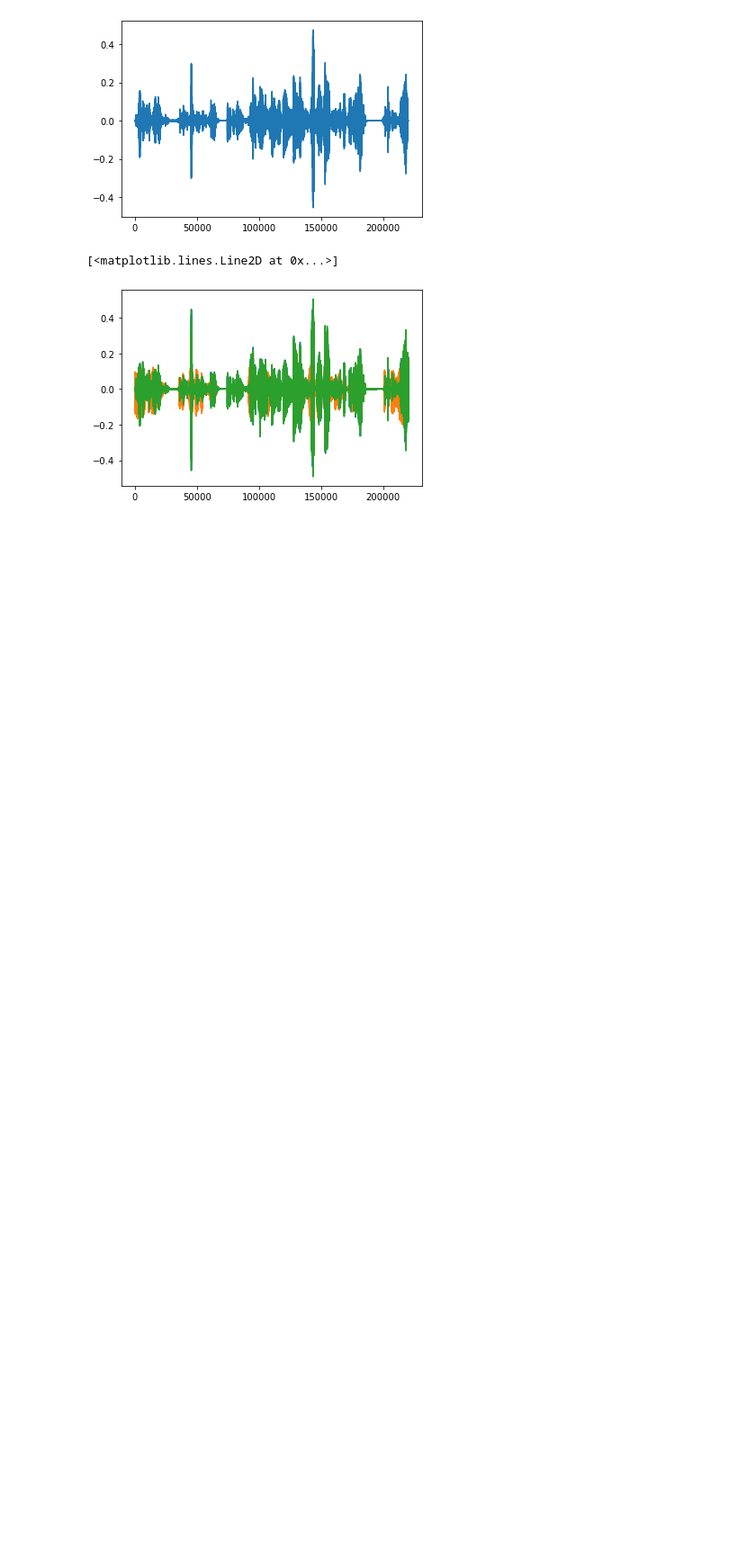
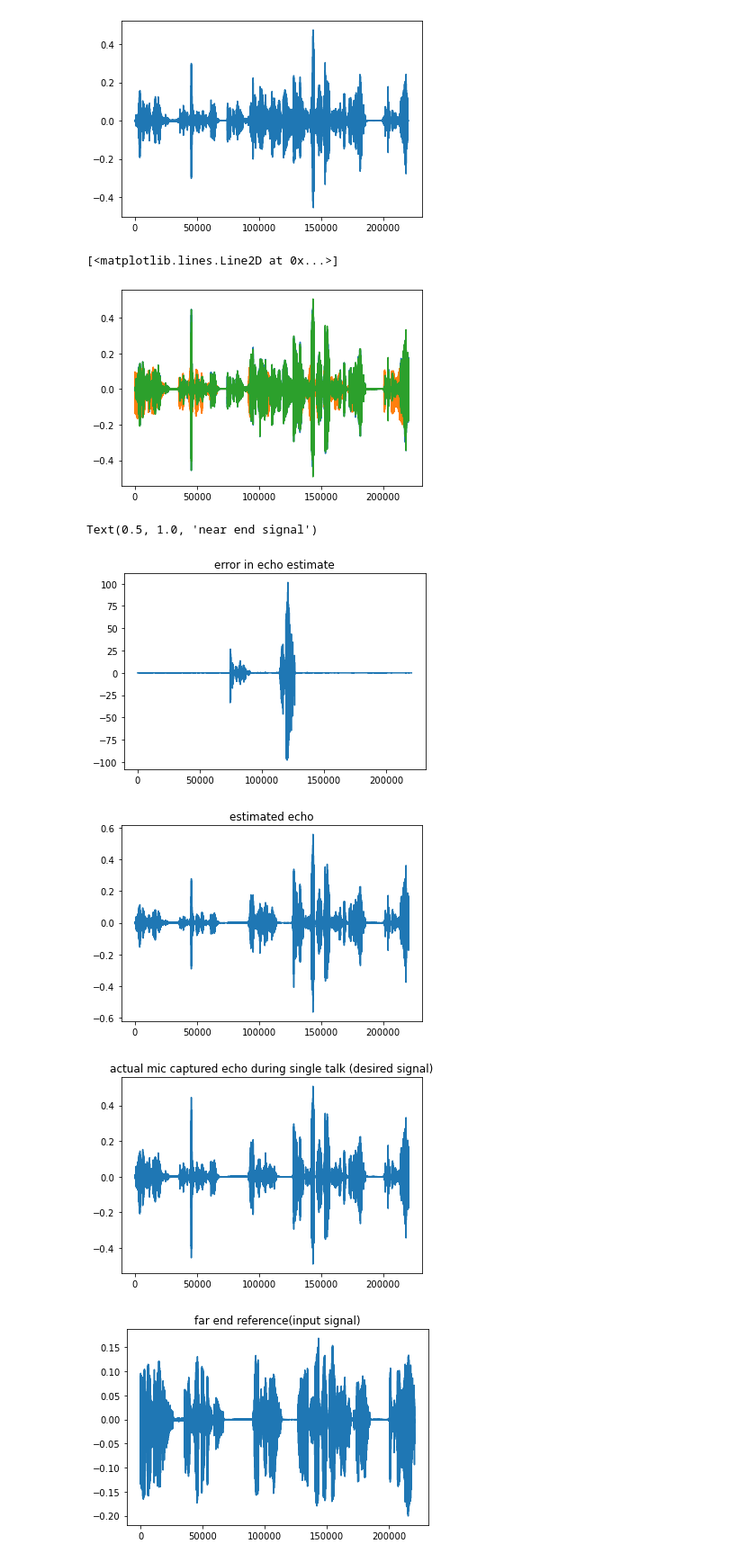
Before and after one commit to pkamath7/AEC_RES, a Jupyter notebook: utils/customfilters.ipynb, the cells around one changed output. Shown at 90% size. Drawn from its saved outputs; the diff is of its cells as text; code cells hidden in the pictures; blank space fills up the shorter version.

```diff
--- a/utils/customfilters.ipynb
+++ b/utils/customfilters.ipynb
@@ -169,3 +172,40 @@ plt.plot(d)
 # %% [output]
 [<matplotlib.lines.Line2D at 0x...>]
 [figure]
+# %%
+#test wrapper for NLMS filter on aec data for single talk case
+taps=1024
+lmscls= NLMS(0.1,taps)
+w=np.zeros((taps,1))
+y=np.zeros_like(x)
+e=np.zeros_like(x)
+for i in range(0,len(x)):
+    (y[i],e[i],w)=lmscls.run(x[i],d[i])
+
+
+out=d[i]-y[i]
+
+plt.figure()
+plt.plot(e)
+plt.title("error in echo estimate")
+plt.figure()
+plt.plot(y)
+plt.title("estimated echo")
+plt.figure()
+plt.plot(echo)
+plt.title("actual mic captured echo during single talk (desired signal)")
+plt.figure()
+plt.plot(x)
+plt.title("far end reference(input signal)")
+plt.figure()
+plt.plot(out)
+plt.title("output signal")
+plt.figure()
+plt.plot(near_end)
+plt.title("near end signal")
+# %% [output]
+Text(0.5, 1.0, 'near end signal')
+[figure, added]
+[figure, added]
+[figure, added]
+[figure, added]
```
Also changed, not shown: parts of 6 cells of this notebook, 3 other files.
